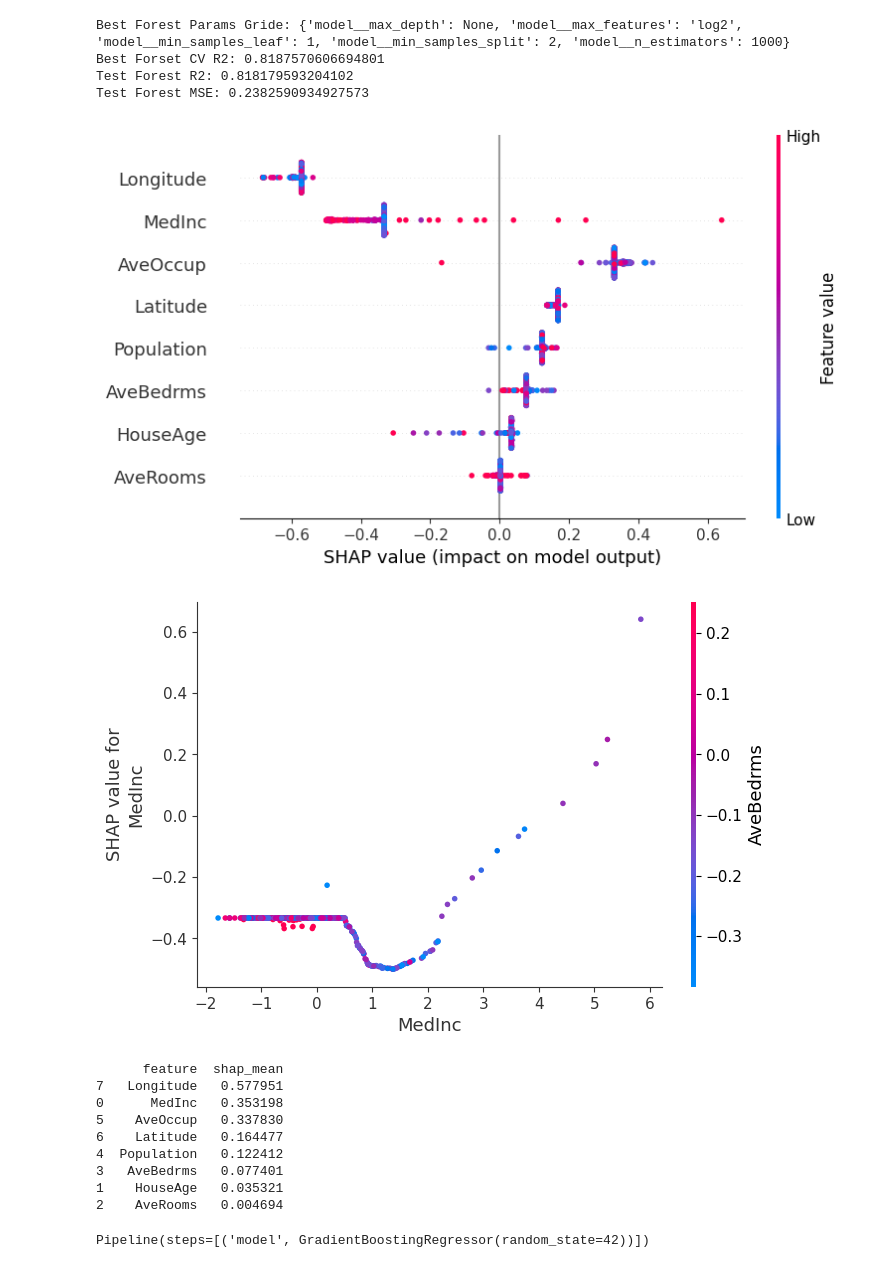
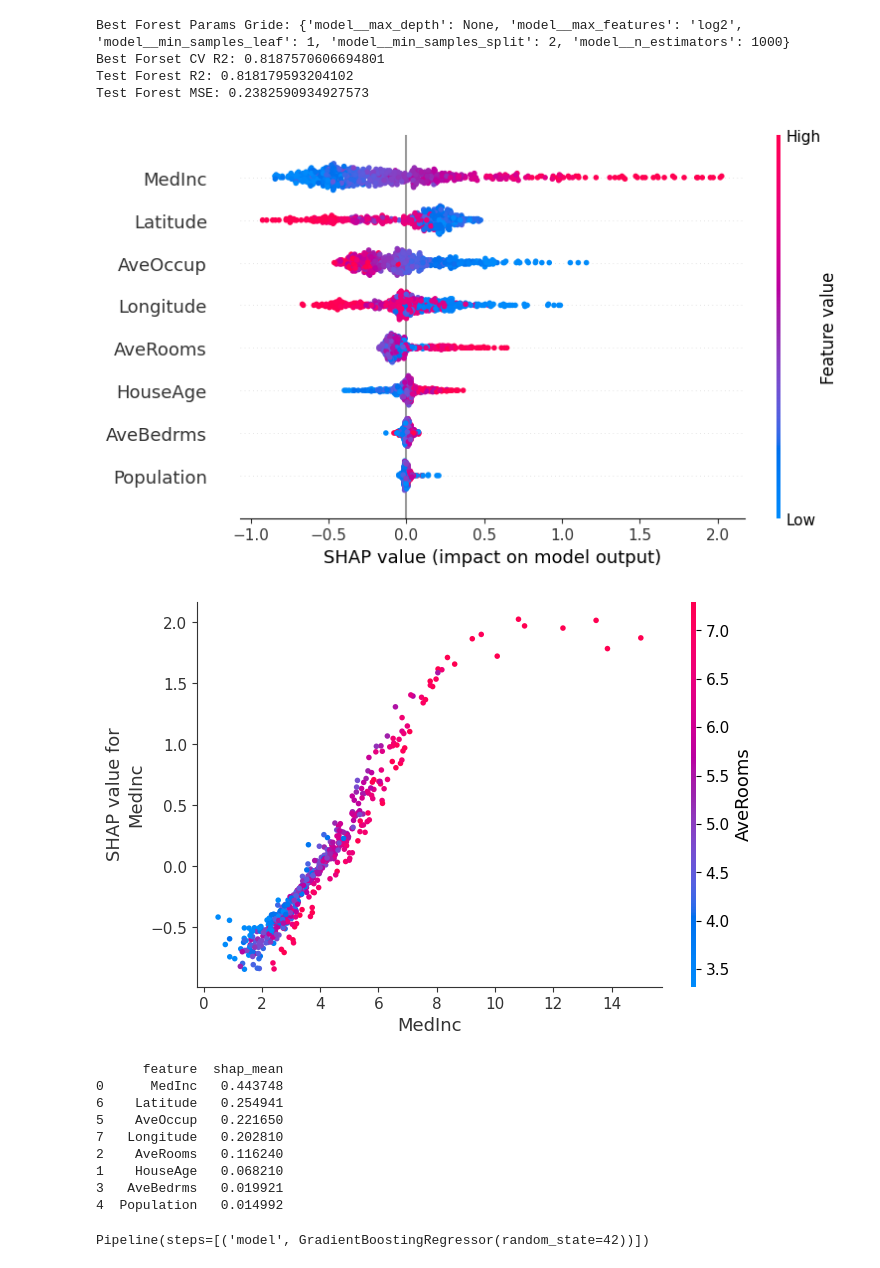
Before and after one commit to Infinity-Ehsan/california-housing-ml, a Jupyter notebook: notebooks/02_modeling.ipynb, the cells around one changed output. Saved outputs shown, nothing was run; the diff lists cells and outputs as text; code cells hidden in the pictures.

```diff
--- a/notebooks/02_modeling.ipynb
+++ b/notebooks/02_modeling.ipynb
@@ -248,16 +248,18 @@ rf_best_cv_std = grid_forest.cv_results_["std_test_score"][best_index_rf]
 forest_model = best_forest_model.named_steps["model"]
 # %%
 explainer_forest = shap.TreeExplainer(forest_model)
+# %%
+X_sample_tree = X_test.sample(500, random_state=42)
 # %%
-shap_values_forest = explainer_forest.shap_values(X_sample_scaled)
+shap_values_forest = explainer_forest.shap_values(X_sample_tree)
 # %%
-shap.summary_plot(shap_values_forest, X_sample_scaled)
+shap.summary_plot(shap_values_forest, X_sample_tree)
 # %% [output]
-[figure, old version]
+[figure, new version]
 # %%
-shap.dependence_plot("MedInc", shap_values_forest, X_sample_scaled)
+shap.dependence_plot("MedInc", shap_values_forest, X_sample_tree)
 # %% [output]
-[figure, old version]
+[figure, new version]
 # %%
 shap_df_forest = pd.DataFrame({
     "feature": X.columns,
@@ -267,14 +269,14 @@ shap_df_forest = pd.DataFrame({
 print(shap_df_forest)
 # %% [output]
       feature  shap_mean
-7   Longitude   0.577951
-0      MedInc   0.353198
-5    AveOccup   0.337830
-6    Latitude   0.164477
-4  Population   0.122412
-3   AveBedrms   0.077401
-1    HouseAge   0.035321
-2    AveRooms   0.004694
+0      MedInc   0.443748
+6    Latitude   0.254941
+5    AveOccup   0.221650
+7   Longitude   0.202810
+2    AveRooms   0.116240
+1    HouseAge   0.068210
+3   AveBedrms   0.019921
+4  Population   0.014992
 # %%
 pipeline_gb = Pipeline([
     ("model", GradientBoostingRegressor(random_state=42))
```
Also changed, not shown: parts of 10 cells of this notebook, 5 other files.
